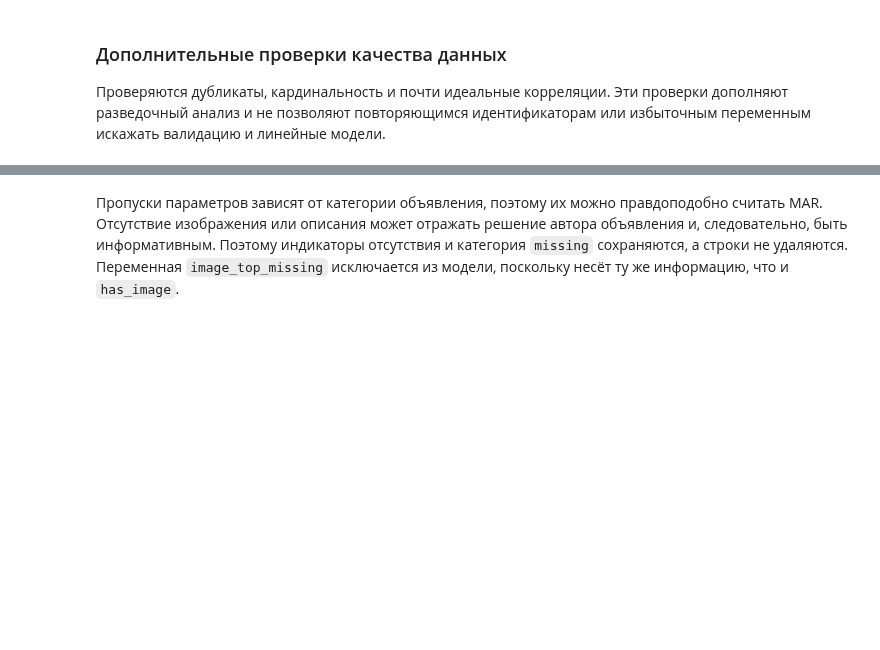
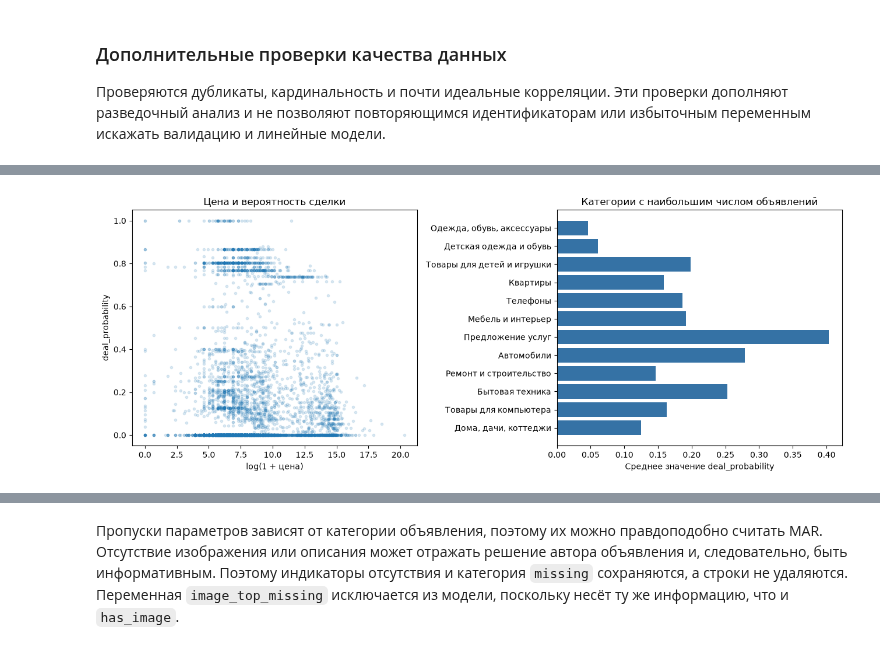
Before and after one commit to qjarishekka/tec-data-analisis, a Jupyter notebook: lab03/task/task3_ru.ipynb, the cells around one changed output, grey strips where cells are left out. Saved outputs shown, nothing was run; the diff lists cells and outputs as text; code cells hidden in the pictures; blank space fills up the shorter version.

```diff
--- a/lab03/task/task3_ru.ipynb
+++ b/lab03/task/task3_ru.ipynb
@@ -457,28 +657,30 @@ display(cardinality)
 # %%
 scatter_sample = plot_df.sample(n=min(8_000, len(plot_df)), random_state=SEED)
 fig, axes = plt.subplots(1, 2, figsize=(13, 5))
 axes[0].scatter(
-    сcatter_sample["log_price"],
-    сcatter_sample["deal_probability"],
+    scatter_sample["log_price"],
+    scatter_sample["deal_probability"],
     alpha=0.15,
-    с=9,
+    s=9,
 )
 axes[0].set_xlabel("log(1 + цена)")
 axes[0].set_ylabel("deal_probability")
 axes[0].set_title("Цена и вероятность сделки")
 
 top_categories_pl = category_stats.sort("count", descending=True).head(12)
 top_categories = pd.DataFrame(top_categories_pl.to_dict(as_series=False))
 axes[1].barh(
     top_categories["category_name"].astype(str),
     top_categories["mean_target"],
     color="#3572A5",
 )
 axes[1].invert_yaxis()
 axes[1].set_xlabel("Среднее значение deal_probability")
 axes[1].set_title("Категории с наибольшим числом объявлений")
 plt.tight_layout()
 plt.show()
+# %% [output]
+[figure, added]
 # %%
 correlation_frame = pd.DataFrame(
     eda_sample.select(numeric_columns).to_dict(as_series=False)
```
Also changed, not shown: parts of 63 cells of this notebook, 8 other files.
